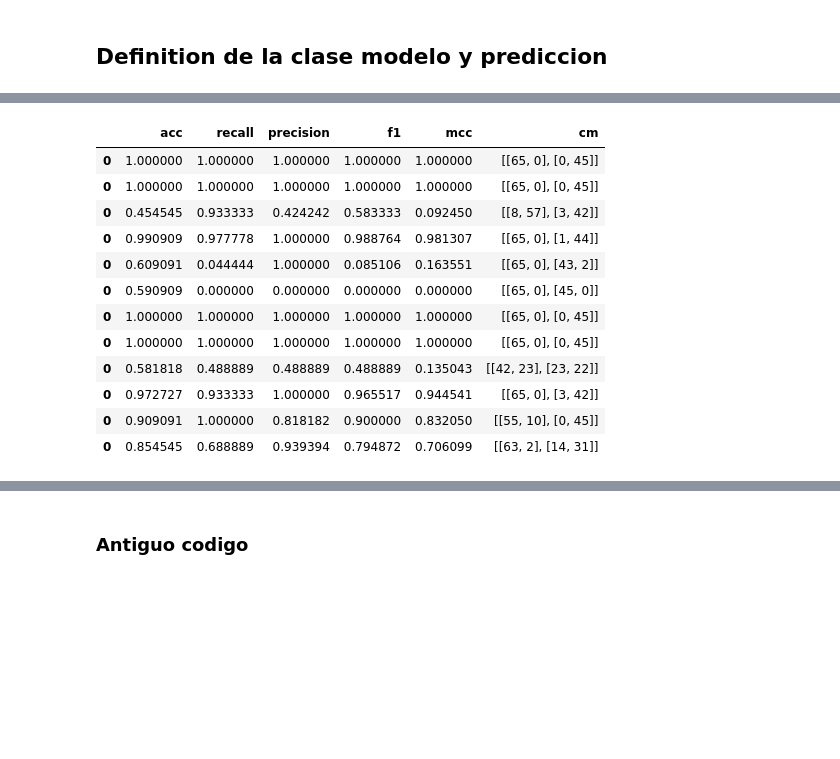
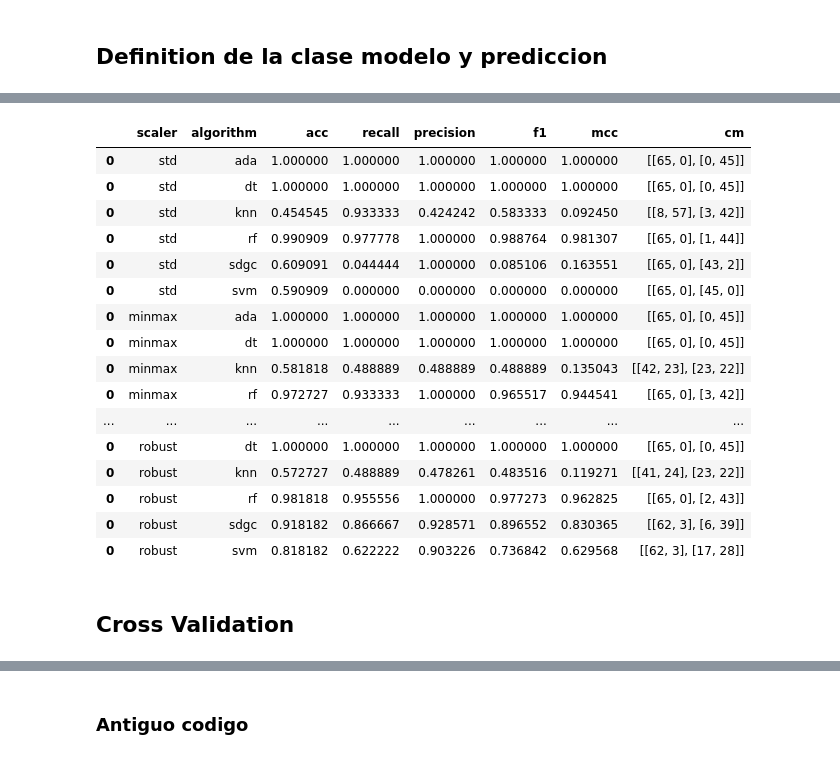
Before and after one commit to diegfernv/breast-cancer-classification, a Jupyter notebook: 4-Check_models.ipynb, the cells around one changed output, grey strips where cells are left out. Drawn from its saved outputs; the diff is of its cells as text; code cells hidden in the pictures; blank space fills up the shorter version.

```diff
--- a/4-Check_models.ipynb
+++ b/4-Check_models.ipynb
@@ -77,6 +78,8 @@ Length: 692, dtype: object
 # %%
 class Models():
     def __init__(self, scaler_prefix: str, algorithm: str):
+        self.algorithm = algorithm
+        self.scaler = scaler_prefix
         self.scaler_instance = load(f"results/{scaler_prefix}_scaler.joblib")
         self.model_instance = load(f"results/{algorithm}_model_{scaler_prefix}.joblib")
 
@@ -85,6 +88,19 @@ class Models():
 
     def scale(self, data):
         self.data = self.scaler_instance.transform(data)
+
+    def cross_validate(self, X, y, cv):
+        return pd.DataFrame(
+            [[self.scaler,
+             self.algorithm,
+             cross_val_score(self.model_instance, X, y, cv=cv).mean()
+            ]], columns=["scaler", "algorithm", "cv"]
+        )
+
+    def cv_predict(self, X, y, cv):
+        self.predictions = cross_val_predict(self.model_instance, X, y, cv=cv)
+        return self.get_metrics(y)
+
 
     def get_metrics(self, y_true):
         acc_value = accuracy_score(y_pred=self.predictions, y_true=y_true)
@@ -95,11 +111,11 @@ class Models():
         cm = confusion_matrix(y_pred=self.predictions, y_true=y_true)
 
         return pd.DataFrame(
-            [[acc_value, recall_value, precision_value, f1_value, mcc_value, cm]],
-            columns=["acc", "recall", "precision", "f1", "mcc", "cm"]
+            [[self.scaler, self.algorithm, acc_value, recall_value, precision_value, f1_value, mcc_value, cm]],
+            columns=["scaler", "algorithm", "acc", "recall", "precision", "f1", "mcc", "cm"]
         )
 # %%
-scaler_names = ["std", "minmax"]
+scaler_names = ["std", "minmax", "robust"]
 algorithm_names = ["ada", "dt", "knn", "rf", "sdgc", "svm"]
 # %%
 models = []
@@ -118,7 +134,7 @@ for model in models:
     model.scale(val_data)
     model.predict()
 # %%
-metrics_df = pd.DataFrame(columns=["acc", "recall", "precision", "f1", "mcc", "cm"])
+metrics_df = pd.DataFrame(columns=["scaler", "algorithm","acc", "recall", "precision", "f1", "mcc", "cm"])
 for model in models:
     metrics_df = pd.concat([metrics_df, model.get_metrics(y_val)])
 metrics_df
@@ -141,21 +161,27 @@ for model in models:
     model.scale(test_data)
     model.predict()
 # %%
-metrics_df = pd.DataFrame(columns=["acc", "recall", "precision", "f1", "mcc", "cm"])
+metrics_df = pd.DataFrame(columns=["scaler", "algorithm","acc", "recall", "precision", "f1", "mcc", "cm"])
 for model in models:
     metrics_df = pd.concat([metrics_df, model.get_metrics(y_test)])
 metrics_df
 # %% [output]
-|  | acc | recall | precision | f1 | mcc | cm |
-| 0 | 1.000000 | 1.000000 | 1.000000 | 1.000000 | 1.000000 | [[65, 0], [0, 45]] |
-| 0 | 1.000000 | 1.000000 | 1.000000 | 1.000000 | 1.000000 | [[65, 0], [0, 45]] |
-| 0 | 0.454545 | 0.933333 | 0.424242 | 0.583333 | 0.092450 | [[8, 57], [3, 42]] |
-| 0 | 0.990909 | 0.977778 | 1.000000 | 0.988764 | 0.981307 | [[65, 0], [1, 44]] |
-| 0 | 0.609091 | 0.044444 | 1.000000 | 0.085106 | 0.163551 | [[65, 0], [43, 2]] |
-| 0 | 0.590909 | 0.000000 | 0.000000 | 0.000000 | 0.000000 | [[65, 0], [45, 0]] |
-| 0 | 1.000000 | 1.000000 | 1.000000 | 1.000000 | 1.000000 | [[65, 0], [0, 45]] |
-| 0 | 1.000000 | 1.000000 | 1.000000 | 1.000000 | 1.000000 | [[65, 0], [0, 45]] |
-| 0 | 0.581818 | 0.488889 | 0.488889 | 0.488889 | 0.135043 | [[42, 23], [23, 22]] |
-| 0 | 0.972727 | 0.933333 | 1.000000 | 0.965517 | 0.944541 | [[65, 0], [3, 42]] |
-| 0 | 0.909091 | 1.000000 | 0.818182 | 0.900000 | 0.832050 | [[55, 10], [0, 45]] |
-| 0 | 0.854545 | 0.688889 | 0.939394 | 0.794872 | 0.706099 | [[63, 2], [14, 31]] |
+|  | scaler | algorithm | acc | recall | precision | f1 | mcc | cm |
+| 0 | std | ada | 1.000000 | 1.000000 | 1.000000 | 1.000000 | 1.000000 | [[65, 0], [0, 45]] |
+| 0 | std | dt | 1.000000 | 1.000000 | 1.000000 | 1.000000 | 1.000000 | [[65, 0], [0, 45]] |
+| 0 | std | knn | 0.454545 | 0.933333 | 0.424242 | 0.583333 | 0.092450 | [[8, 57], [3, 42]] |
+| 0 | std | rf | 0.990909 | 0.977778 | 1.000000 | 0.988764 | 0.981307 | [[65, 0], [1, 44]] |
+| 0 | std | sdgc | 0.609091 | 0.044444 | 1.000000 | 0.085106 | 0.163551 | [[65, 0], [43, 2]] |
+| 0 | std | svm | 0.590909 | 0.000000 | 0.000000 | 0.000000 | 0.000000 | [[65, 0], [45, 0]] |
+| 0 | minmax | ada | 1.000000 | 1.000000 | 1.000000 | 1.000000 | 1.000000 | [[65, 0], [0, 45]] |
+| 0 | minmax | dt | 1.000000 | 1.000000 | 1.000000 | 1.000000 | 1.000000 | [[65, 0], [0, 45]] |
+| 0 | minmax | knn | 0.581818 | 0.488889 | 0.488889 | 0.488889 | 0.135043 | [[42, 23], [23, 22]] |
+| 0 | minmax | rf | 0.972727 | 0.933333 | 1.000000 | 0.965517 | 0.944541 | [[65, 0], [3, 42]] |
+| ... | ... | ... | ... | ... | ... | ... | ... | ... |
+| 0 | robust | dt | 1.000000 | 1.000000 | 1.000000 | 1.000000 | 1.000000 | [[65, 0], [0, 45]] |
+| 0 | robust | knn | 0.572727 | 0.488889 | 0.478261 | 0.483516 | 0.119271 | [[41, 24], [23, 22]] |
+| 0 | robust | rf | 0.981818 | 0.955556 | 1.000000 | 0.977273 | 0.962825 | [[65, 0], [2, 43]] |
+| 0 | robust | sdgc | 0.918182 | 0.866667 | 0.928571 | 0.896552 | 0.830365 | [[62, 3], [6, 39]] |
+| 0 | robust | svm | 0.818182 | 0.622222 | 0.903226 | 0.736842 | 0.629568 | [[62, 3], [17, 28]] |
+# %% [markdown]
+## Cross Validation
```
Also changed, not shown: parts of 5 cells of this notebook.
